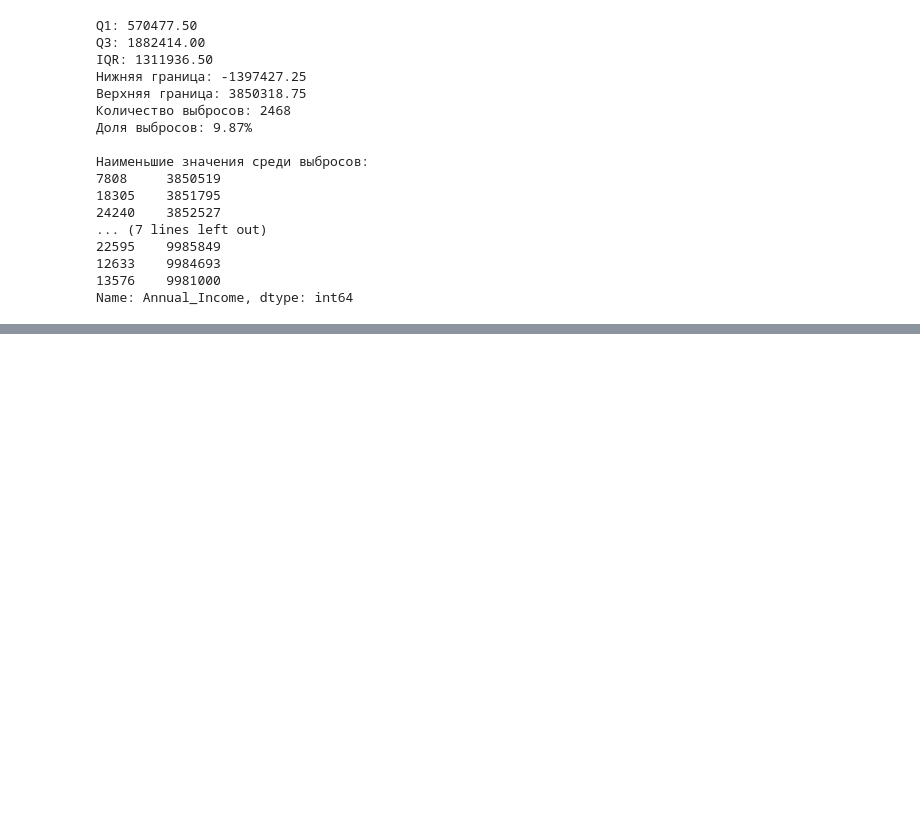
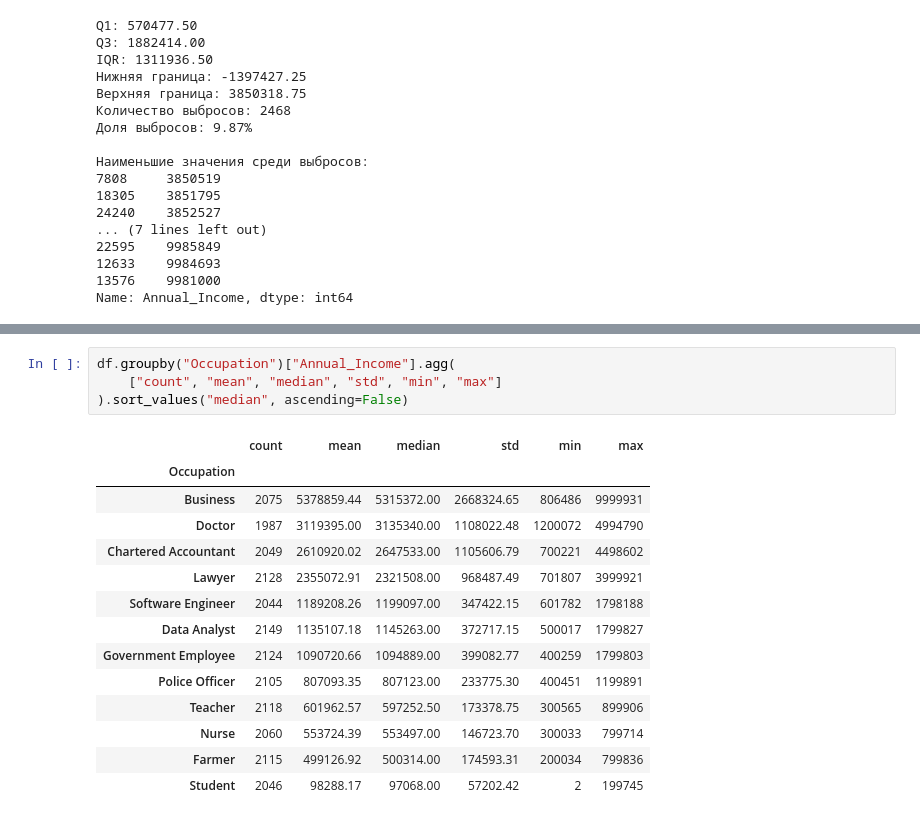
Before and after one commit to Monkey-coding-DS/Indian-Financial-Fraud-Analysis, a Jupyter notebook: customer.ipynb, the cells around one changed output, grey strips where cells are left out. Drawn from its saved outputs; the diff is of its cells as text; blank space fills up the shorter version.

```diff
--- a/customer.ipynb
+++ b/customer.ipynb
@@ -114,0 +186,19 @@ Name: Annual_Income, dtype: int64
+# %%
+df.groupby("Occupation")["Annual_Income"].agg(
+    ["count", "mean", "median", "std", "min", "max"]
+).sort_values("median", ascending=False)
+# %% [output]
+|  | count | mean | median | std | min | max |
+| Occupation |  |  |  |  |  |  |
+| Business | 2075 | 5378859.44 | 5315372.00 | 2668324.65 | 806486 | 9999931 |
+| Doctor | 1987 | 3119395.00 | 3135340.00 | 1108022.48 | 1200072 | 4994790 |
+| Chartered Accountant | 2049 | 2610920.02 | 2647533.00 | 1105606.79 | 700221 | 4498602 |
+| Lawyer | 2128 | 2355072.91 | 2321508.00 | 968487.49 | 701807 | 3999921 |
+| Software Engineer | 2044 | 1189208.26 | 1199097.00 | 347422.15 | 601782 | 1798188 |
+| Data Analyst | 2149 | 1135107.18 | 1145263.00 | 372717.15 | 500017 | 1799827 |
+| Government Employee | 2124 | 1090720.66 | 1094889.00 | 399082.77 | 400259 | 1799803 |
+| Police Officer | 2105 | 807093.35 | 807123.00 | 233775.30 | 400451 | 1199891 |
+| Teacher | 2118 | 601962.57 | 597252.50 | 173378.75 | 300565 | 899906 |
+| Nurse | 2060 | 553724.39 | 553497.00 | 146723.70 | 300033 | 799714 |
+| Farmer | 2115 | 499126.92 | 500314.00 | 174593.31 | 200034 | 799836 |
+| Student | 2046 | 98288.17 | 97068.00 | 57202.42 | 2 | 199745 |
```
Also changed, not shown: parts of 10 cells of this notebook.
